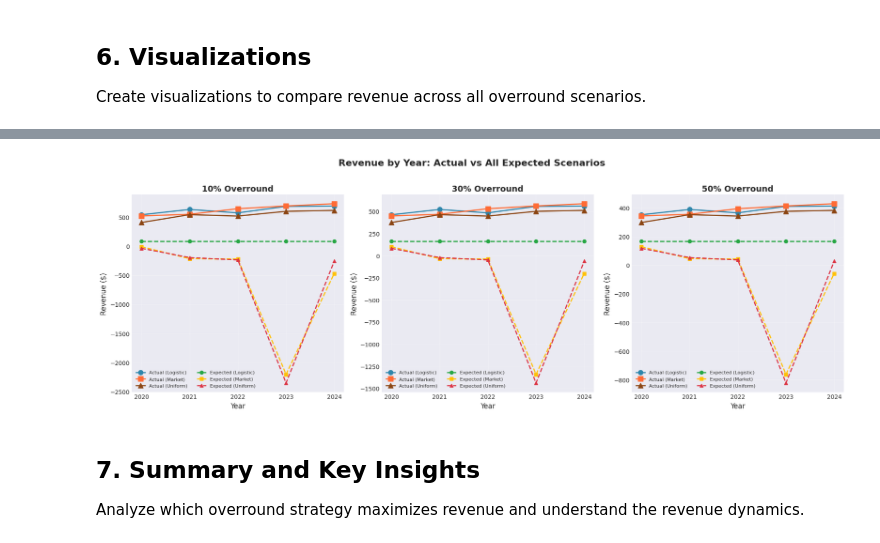
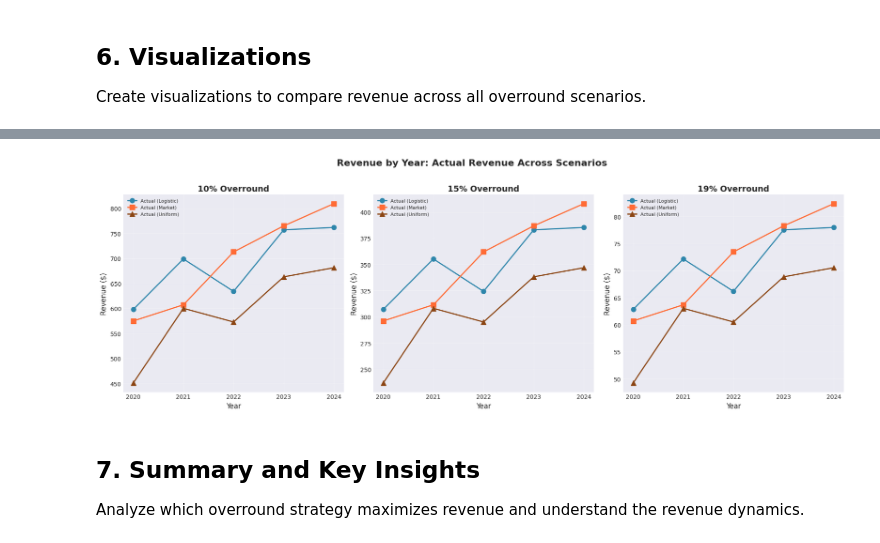
Before and after one commit to Carlos-Elias-Riv/oscar-data-driven-decisions, a Jupyter notebook: overround_analysis.ipynb, the cells around one changed output, grey strips where cells are left out. Cells and saved outputs as stored; diff of their text form; code cells hidden in the pictures.

```diff
--- a/overround_analysis.ipynb
+++ b/overround_analysis.ipynb
@@ -125,17 +125,19 @@ Test overrounds from 10% to 90% with 10% increments.
 Using elasticity of -0.7: as overround increases, number of bettors decreases.
 # %%
 # Configuration
-BASE_BETTORS = 1000  # Base number of bettors at 0% overround
-BET_AMOUNT = 1      # Amount each bettor bets
-ELASTICITY = -1    # Price elasticity of demand
+BASE_BETTORS = 1000      # Number of bettors at base overround
+BASE_OVERROUND = 0.1     # Reference overround (10%)
+BET_AMOUNT = 1
+ELASTICITY = -1
 
-# Generate overround scenarios from 0.1 to 0.9 (10% to 90%)
-overrounds = np.arange(0.1, 1.0, 0.05)
+# Generate overround scenarios
+overrounds = np.arange(0.01, 0.21, 0.01)
 
-# Calculate number of bettors for each overround
 overround_scenarios = []
 for overround in overrounds:
-    bettors = calculate_bettors_with_elasticity(BASE_BETTORS, overround, ELASTICITY)
+    bettors = calculate_bettors_with_elasticity(
+        BASE_BETTORS, BASE_OVERROUND, overround, ELASTICITY
+    )
     label = f"{int(overround*100)}% Overround"
     overround_scenarios.append((overround, bettors, label))
 
@@ -455,47 +436,37 @@ plt.show()
 # %%
-# Revenue by Year comparison - Actual vs Expected for selected overrounds
+# Revenue by Year comparison - Actual revenues for selected overrounds
 # Select a few representative overround levels for clarity
-selected_overrounds = [('10%', 0.10), ('30%', 0.30), ('50%', 0.50)]
+selected_overrounds = [('10%', 0.10), ('15%', 0.15), ('19%', 0.19)]
 years = actual_revenue_multiple_models['fair_odds_logistic'][overround_scenarios[0][2]]['Year'].values
 
 fig, axes = plt.subplots(1, 3, figsize=(18, 6))
 
 for ax_idx, (or_label, or_value) in enumerate(selected_overrounds):
     ax = axes[ax_idx]
     label = f"{int(or_value*100)}% Overround"
 
     # Actual revenues for all three scenarios
     actual_revenues_logistic = actual_revenue_multiple_models['fair_odds_logistic'][label]['Revenue'].values
     actual_revenues_market = actual_revenue_multiple_models['fair_odds_market'][label]['Revenue'].values
     actual_revenues_uniform = actual_revenue_multiple_models['fair_odds_uniform'][label]['Revenue'].values
 
-    # Expected revenues for all three scenarios
-    logistic_revenues = expected_revenue_results['logistic'][label]['Expected_Revenue'].values
-    market_revenues = expected_revenue_results['market'][label]['Expected_Revenue'].values
-    uniform_revenues = expected_revenue_results['uniform'][label]['Expected_Revenue'].values
-
     # Plot actual revenues
     ax.plot(years, actual_revenues_logistic, marker='o', linewidth=2, label='Actual (Logistic)', color='#2E86AB', markersize=8)
     ax.plot(years, actual_revenues_market, marker='s', linewidth=2, label='Actual (Market)', color='#FF6B35', markersize=8)
     ax.plot(years, actual_revenues_uniform, marker='^', linewidth=2, label='Actual (Uniform)', color='#8B4513', markersize=8)
 
-    # Plot expected revenues with dashed lines
-    ax.plot(years, logistic_revenues, marker='o', linewidth=2, linestyle='--', label='Expected (Logistic)', color='#28A745', markersize=6)
-    ax.plot(years, market_revenues, marker='s', linewidth=2, linestyle='--', label='Expected (Market)', color='#FFC107', markersize=6)
-    ax.plot(years, uniform_revenues, marker='^', linewidth=2, linestyle='--', label='Expected (Uniform)', color='#DC3545', markersize=6)
-
     ax.set_xlabel('Year', fontsize=12)
     ax.set_ylabel('Revenue ($)', fontsize=12)
     ax.set_title(f'{label}', fontsize=14, fontweight='bold')
-    ax.legend(fontsize=8, ncol=2)
+    ax.legend(fontsize=8)
     ax.grid(alpha=0.3)
     ax.set_xticks(years)
 
-plt.suptitle('Revenue by Year: Actual vs All Expected Scenarios', fontsize=16, fontweight='bold', y=1.02)
+plt.suptitle('Revenue by Year: Actual Revenue Across Scenarios', fontsize=16, fontweight='bold', y=1.02)
 plt.tight_layout()
 plt.show()
 # %% [output]
-[figure, old version]
+[figure, new version]
 # %% [markdown]
 ## 7. Summary and Key Insights
 
```
Also changed, not shown: parts of 5 cells of this notebook, 1 other file.
